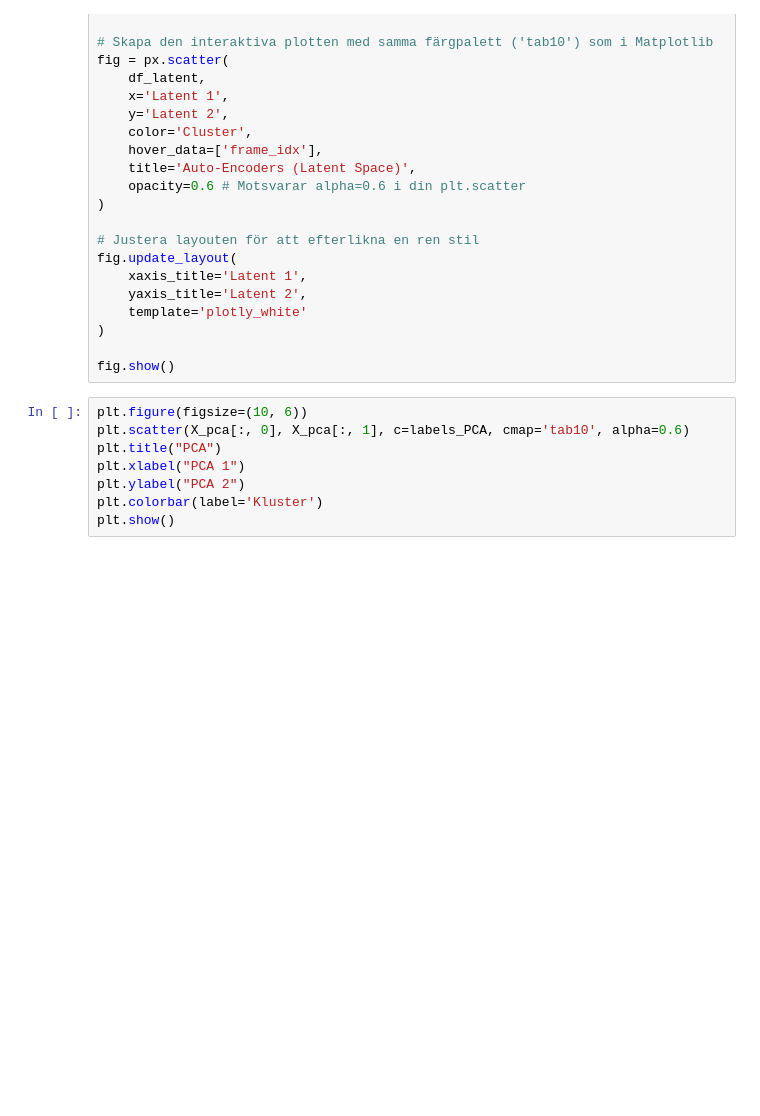
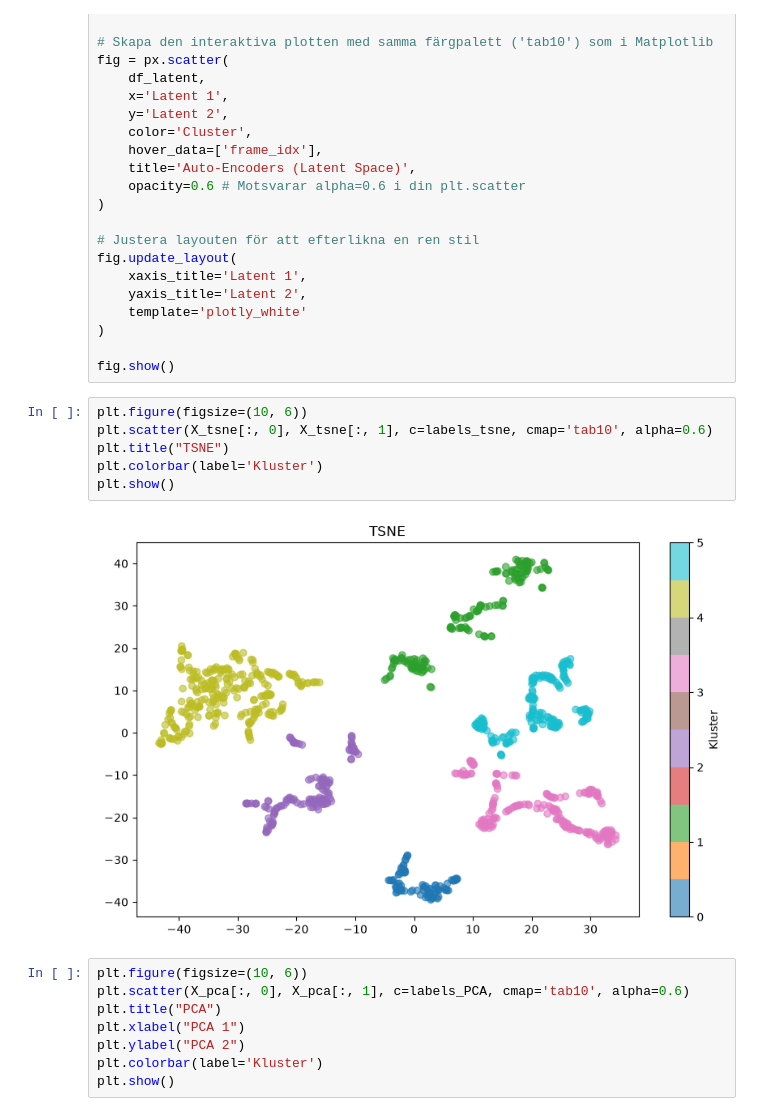
Before and after one commit to LukasStrandberg/Scientific-computing-project---Emotion-detection, a Jupyter notebook: video_test.ipynb, the cells around one changed output. Cells and saved outputs as stored; diff of their text form; blank space fills up the shorter version.

```diff
--- a/video_test.ipynb
+++ b/video_test.ipynb
@@ -303,6 +310,14 @@ fig.update_layout(
 )
 
 fig.show()
+# %%
+plt.figure(figsize=(10, 6))
+plt.scatter(X_tsne[:, 0], X_tsne[:, 1], c=labels_tsne, cmap='tab10', alpha=0.6)
+plt.title("TSNE")
+plt.colorbar(label='Kluster')
+plt.show()
+# %% [output]
+[figure, added]
 # %%
 plt.figure(figsize=(10, 6))
 plt.scatter(X_pca[:, 0], X_pca[:, 1], c=labels_PCA, cmap='tab10', alpha=0.6)
```
Also changed, not shown: parts of 5 cells of this notebook, 1 other file.
